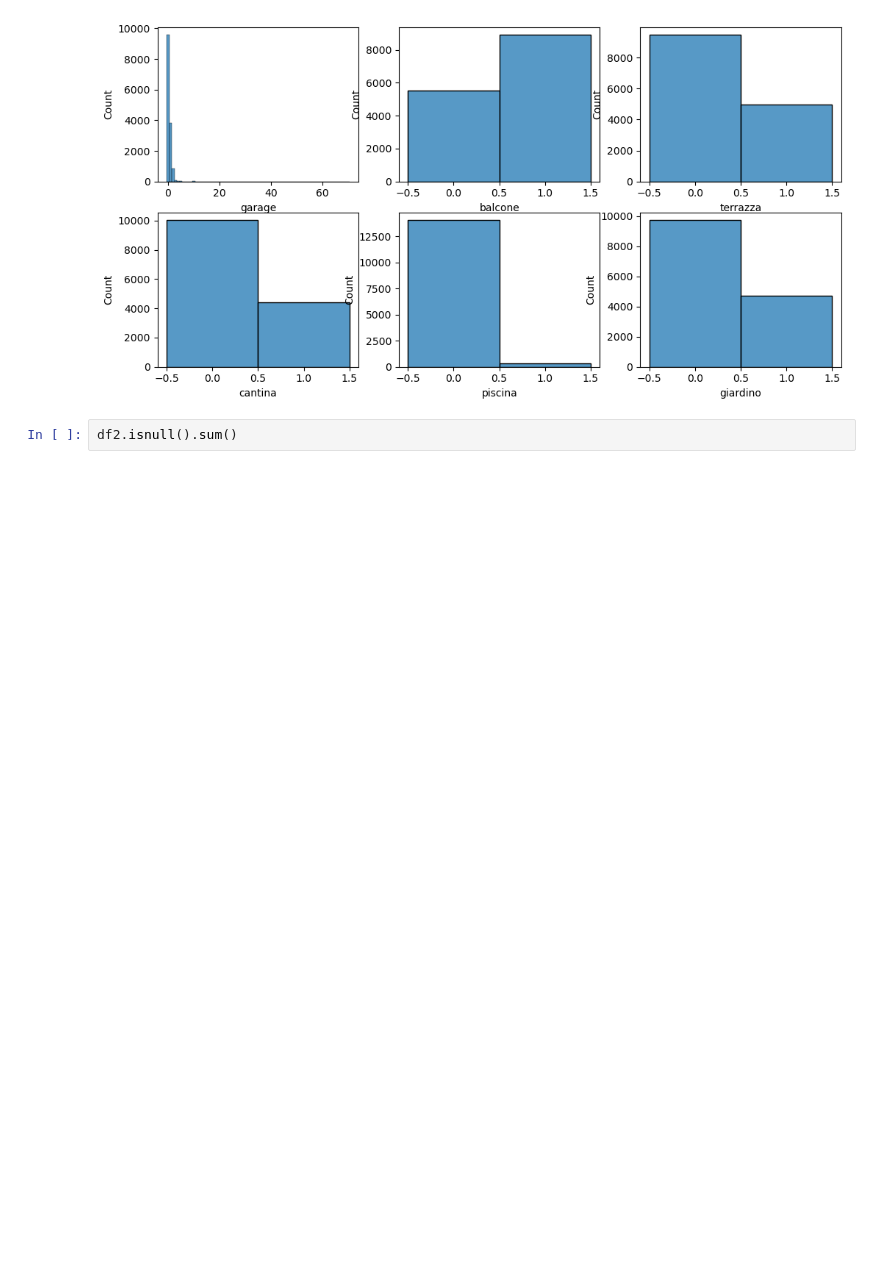
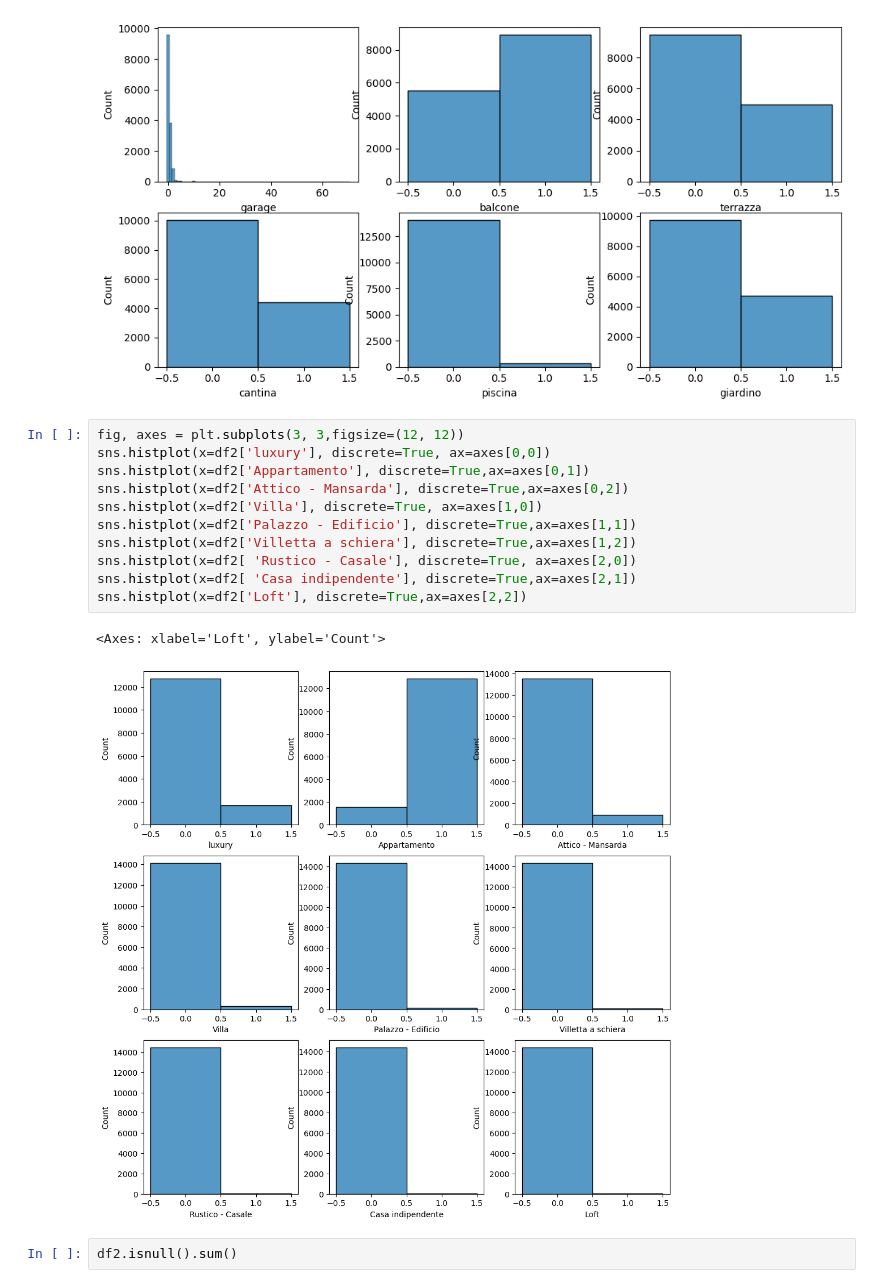
Before and after one commit to Raffozor/RomeHousePrice, a Jupyter notebook: notebooks/exploratory_data_analysis.ipynb, the cells around one changed output. Cells and saved outputs as stored; diff of their text form; blank space fills up the shorter version.

```diff
--- a/notebooks/exploratory_data_analysis.ipynb
+++ b/notebooks/exploratory_data_analysis.ipynb
@@ -141,6 +192,20 @@ sns.histplot(x=df2['giardino'], discrete=True,ax=axes[1,2])
 # %% [output]
 <Axes: xlabel='giardino', ylabel='Count'>
 [figure]
+# %%
+fig, axes = plt.subplots(3, 3,figsize=(12, 12))
+sns.histplot(x=df2['luxury'], discrete=True, ax=axes[0,0])
+sns.histplot(x=df2['Appartamento'], discrete=True,ax=axes[0,1])
+sns.histplot(x=df2['Attico - Mansarda'], discrete=True,ax=axes[0,2])
+sns.histplot(x=df2['Villa'], discrete=True, ax=axes[1,0])
+sns.histplot(x=df2['Palazzo - Edificio'], discrete=True,ax=axes[1,1])
+sns.histplot(x=df2['Villetta a schiera'], discrete=True,ax=axes[1,2])
+sns.histplot(x=df2[ 'Rustico - Casale'], discrete=True, ax=axes[2,0])
+sns.histplot(x=df2[ 'Casa indipendente'], discrete=True,ax=axes[2,1])
+sns.histplot(x=df2['Loft'], discrete=True,ax=axes[2,2])
+# %% [output]
+<Axes: xlabel='Loft', ylabel='Count'>
+[figure, added]
 # %%
 df2.isnull().sum()
 # %% [output]
```
Also changed, not shown: parts of 11 cells of this notebook.
